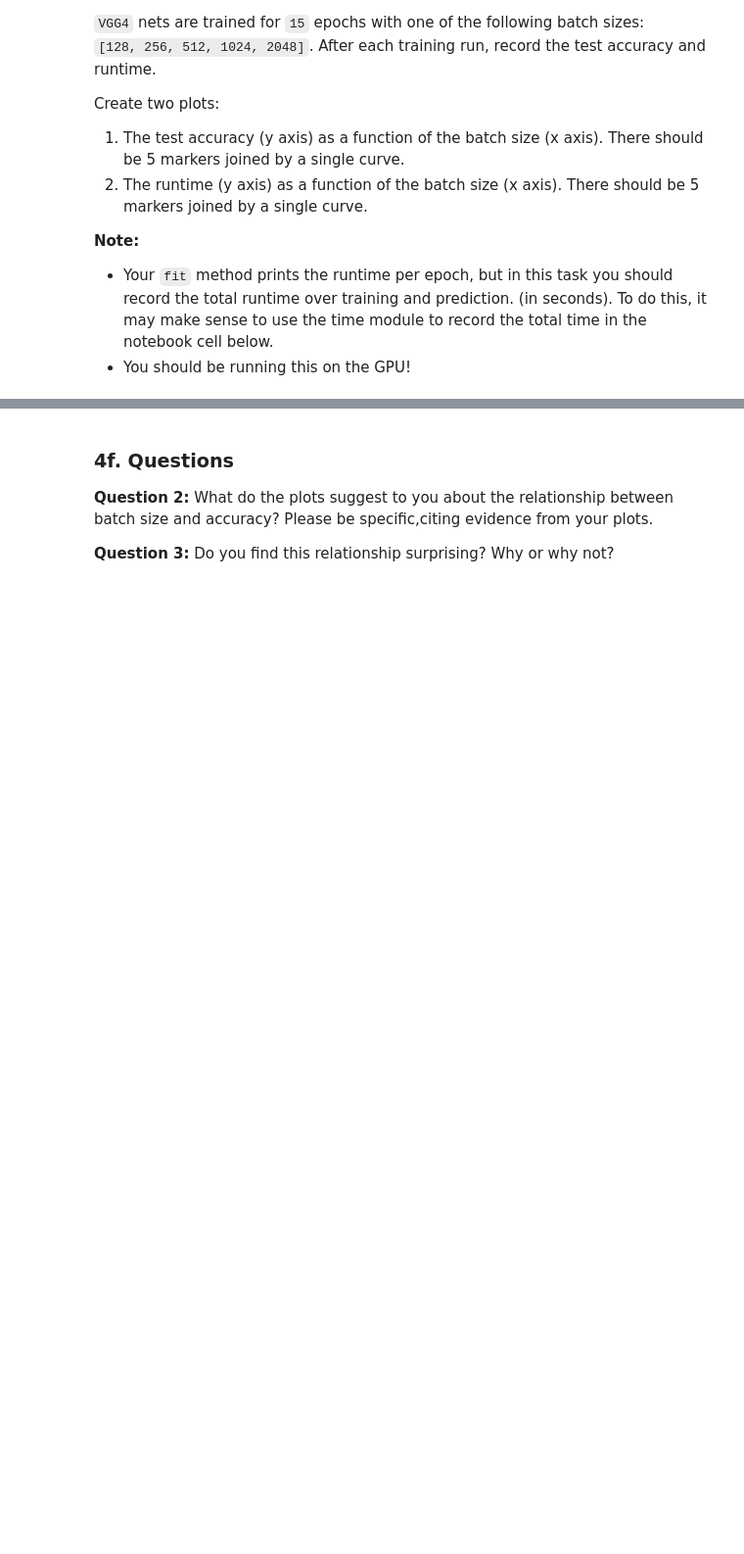
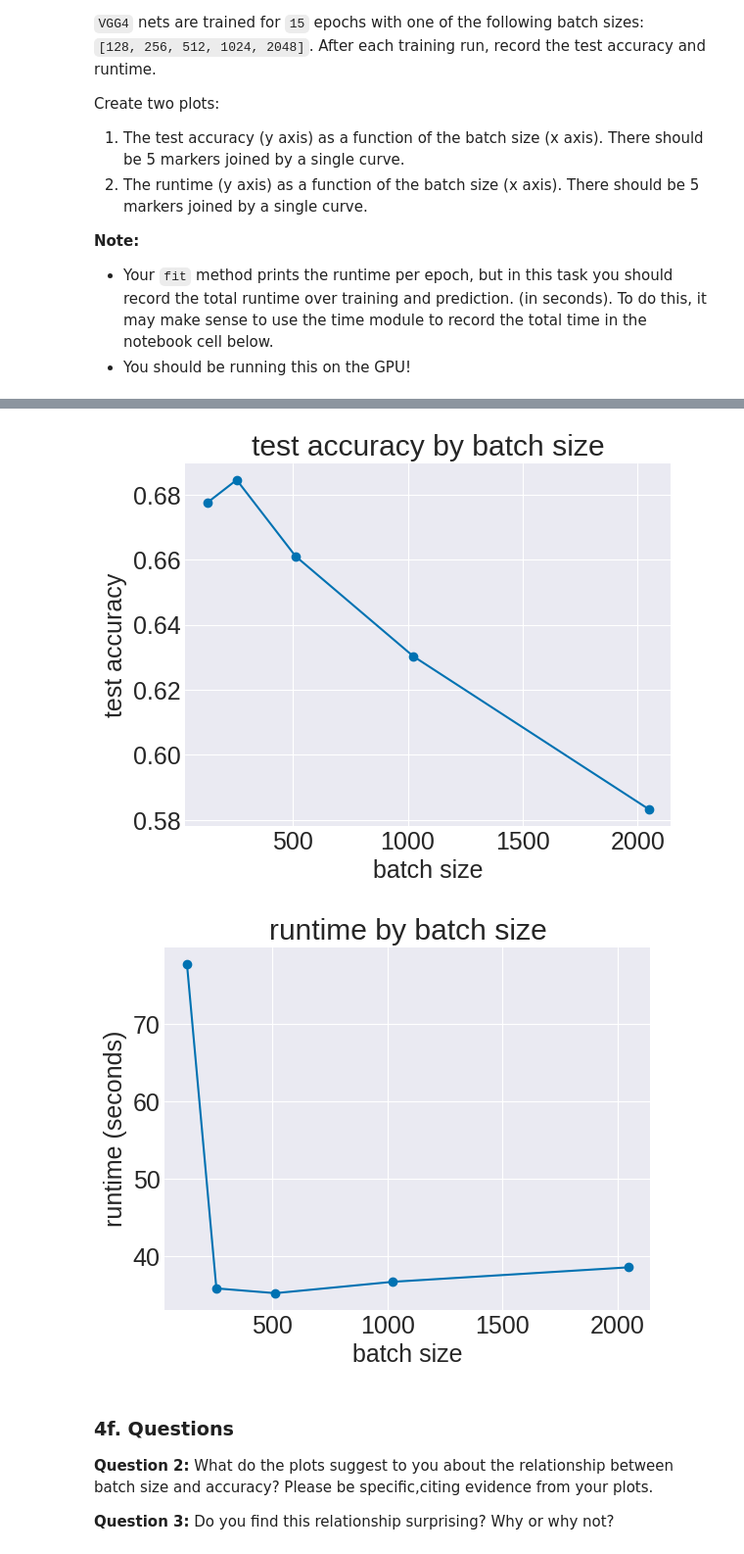
Before and after one commit to treytuscai/DeepNeuralLib, a Jupyter notebook: vgg4.ipynb, the cells around one changed output, grey strips where cells are left out. Shown at 98% size. Saved outputs shown, nothing was run; the diff lists cells and outputs as text; code cells hidden in the pictures; blank space fills up the shorter version.

```diff
--- a/vgg4.ipynb
+++ b/vgg4.ipynb
@@ -215,0 +256,15 @@ tf.random.set_seed(0)
+# %%
+# KEEP THIS SEED
+acc_list = []
+runtime_list = []
+batch_sizes = [128, 256, 512, 1024, 2048]
+for size in batch_sizes:
+    start_time = time.time()
+    tf.random.set_seed(0)
+    model = VGG4(10, (32,32,3))
+    model.compile()
+    train_loss_hist, val_loss_hist, val_acc_hist, e = model.fit(x_train, y_train,x_val, y_val, batch_size = size, max_epochs = 15)
+    end_time = time.time()
+    runtime_list.append(end_time-start_time)
+    test_acc, _ = model.evaluate(x_test,y_test)
+    acc_list.append(test_acc)
@@ -216,3 +289,20 @@ tf.random.set_seed(0)
+# %%
+#The test accuracy (y axis) as a function of the batch size (x axis). There should be 5 markers joined by a single curve.
+plt.plot(batch_sizes, acc_list, marker = 'o')
+plt.xlabel('batch size')
+plt.ylabel('test accuracy')
+plt.title("test accuracy by batch size")
+plt.show()
+
+#The runtime (y axis) as a function of the batch size (x axis). There should be 5 markers joined by a single curve.
+plt.plot(batch_sizes, runtime_list, marker = 'o')
+plt.xlabel('batch size')
+plt.ylabel('runtime (seconds)')
+plt.title("runtime by batch size")
+plt.show()
+# %% [output]
+[figure, added]
+[figure, added]
 # %% [markdown]
 ### 4f. Questions
 
```
Also changed, not shown: parts of 16 cells of this notebook, 3 other files.
